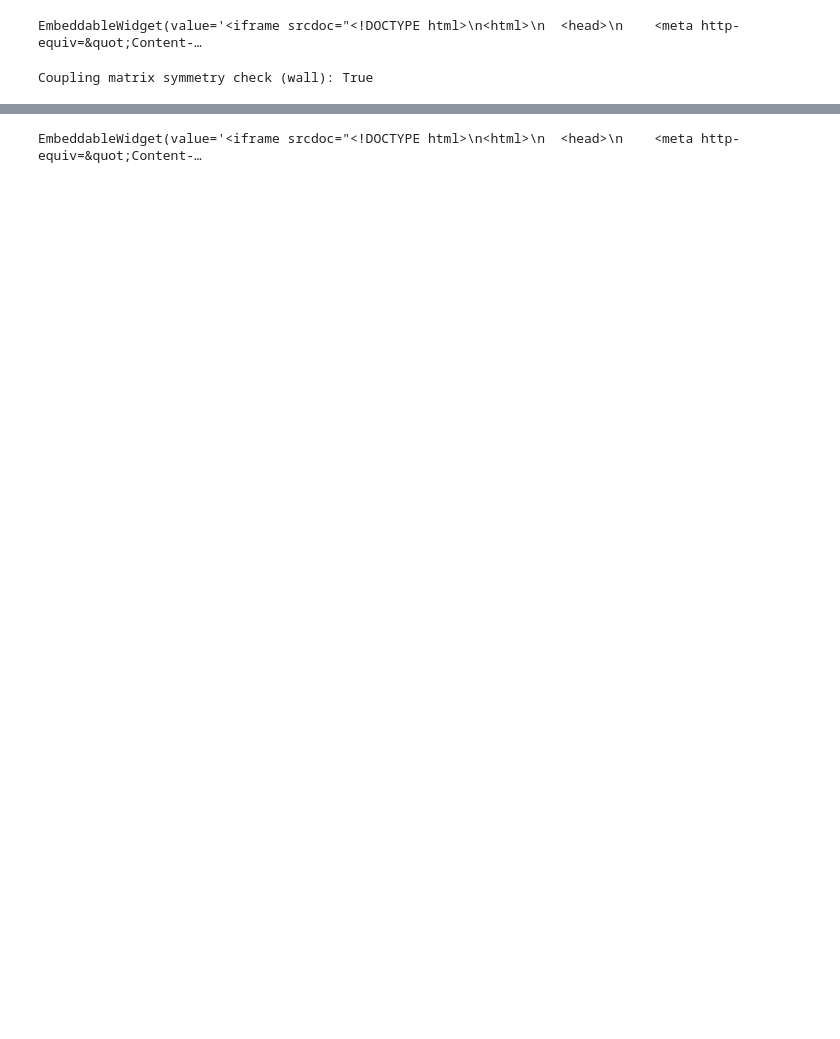
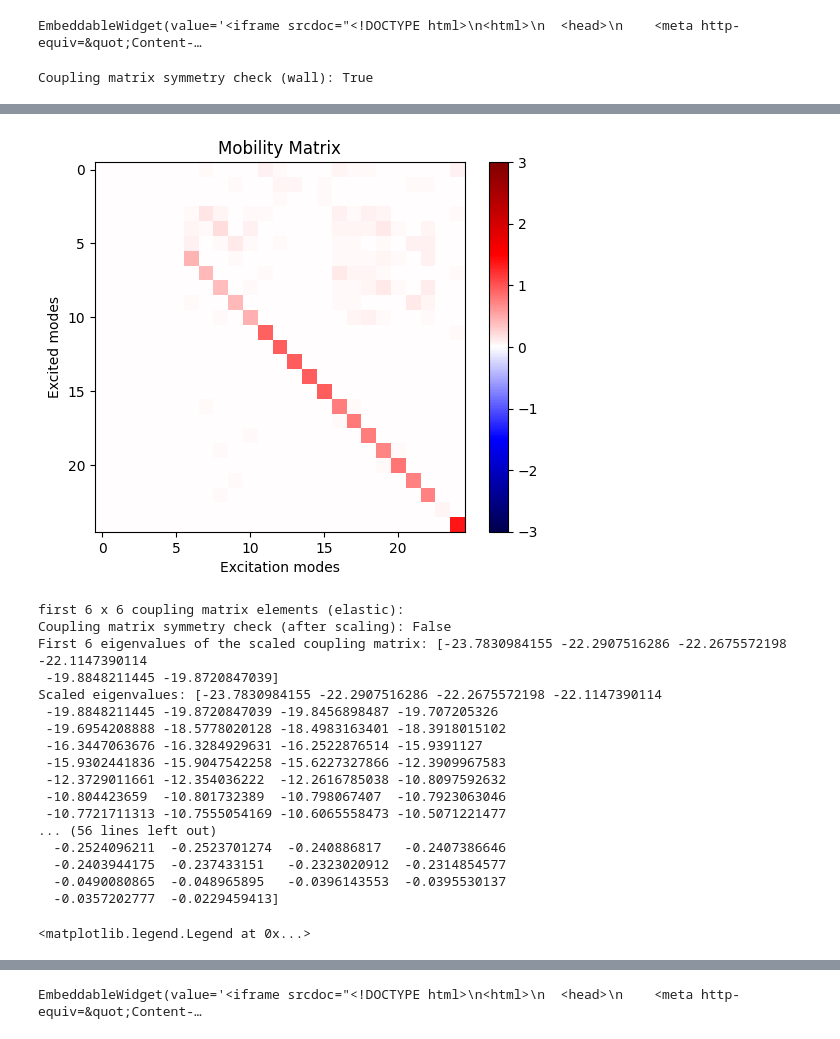
Before and after one commit to JJkrokoder/hydrodynamic_int, a Jupyter notebook: examples/icosphere_diag/oscilation_modes_deco.ipynb, the cells around one changed output, grey strips where cells are left out. Saved outputs shown, nothing was run; the diff lists cells and outputs as text; code cells hidden in the pictures; blank space fills up the shorter version.

```diff
--- a/examples/icosphere_diag/oscilation_modes_deco.ipynb
+++ b/examples/icosphere_diag/oscilation_modes_deco.ipynb
@@ -6,7 +6,7 @@ import libMobility as lm
 import pyvista as pv
 pv.set_jupyter_backend('html')
 # %%
-num_particles = 100
+num_particles = 80
 
 radius = 5.0
 
@@ -217,12 +223,5 @@ modes[:, 3:6] = coupled_modes
 # %% [output]
 Coupling matrix symmetry check (wall): True
-# %%
-
-
-solver = create_solver("NBodywall", np.min(icosphere.positions[:, 2]) - 100.01)
-solver = create_solver("SelfMobility")
-solver.setPositions(positions)
-coupling_matrix = construct_coupling_matrix(modes, solver)
 # %%
 plot_coupling_matrix(np.abs(coupling_matrix), nummodes=25)
 
@@ -240,0 +240,49 @@ first 6 x 6 coupling matrix elements:
+# %%
+coupling_matrix_el, elastic_modes = construct_coupling_matrix(modes, solver, forces_method="elastic")
+plot_coupling_matrix(np.abs(coupling_matrix_el), nummodes=25)
+print("first 6 x 6 coupling matrix elements (elastic):")
+np.set_printoptions(precision=3, suppress=True)
+
+# diagonalize the coupling matrix
+coupling_eigenvalues, coupling_eigenvectors = np.linalg.eig(coupling_matrix_el)
+
+scaled_matrix = coupling_matrix_el @ np.diag(eigenvalues)
+
+symmetry_check = np.allclose(scaled_matrix, scaled_matrix.T, atol=1e-5)
+print("Coupling matrix symmetry check (after scaling):", symmetry_check)
+
+
+scaled_eigenvalues, scaled_eigenvectors = np.linalg.eig(scaled_matrix[6:, 6:])
+scaled_eigenvalues = np.sort(scaled_eigenvalues)
+
+np.set_printoptions(precision=10, suppress=True)
+print("First 6 eigenvalues of the scaled coupling matrix:", scaled_eigenvalues[:6])
+
+print("Scaled eigenvalues:", scaled_eigenvalues)
+plt.figure()
+plt.plot(np.imag(scaled_eigenvalues), label='Imaginary Part')
+plt.plot(np.real(scaled_eigenvalues), label='Real Part')
+plt.title("Eigenvalues of Scaled Coupling Matrix")
+plt.xlabel("Mode Index")
+plt.ylabel("Eigenvalue")
+plt.legend()
+# %% [output]
+[figure, added]
+first 6 x 6 coupling matrix elements (elastic):
+Coupling matrix symmetry check (after scaling): False
+First 6 eigenvalues of the scaled coupling matrix: [-23.7830984155 -22.2907516286 -22.2675572198 -22.1147390114
+ -19.8848211445 -19.8720847039]
+Scaled eigenvalues: [-23.7830984155 -22.2907516286 -22.2675572198 -22.1147390114
+ -19.8848211445 -19.8720847039 -19.8456898487 -19.707205326
+ -19.6954208888 -18.5778020128 -18.4983163401 -18.3918015102
+ -16.3447063676 -16.3284929631 -16.2522876514 -15.9391127
+ -15.9302441836 -15.9047542258 -15.6227327866 -12.3909967583
+ -12.3729011661 -12.354036222  -12.2616785038 -10.8097592632
+ -10.804423659  -10.801732389  -10.798067407  -10.7923063046
+ -10.7721711313 -10.7555054169 -10.6065558473 -10.5071221477
+... (56 lines left out)
+  -0.2524096211  -0.2523701274  -0.240886817   -0.2407386646
+  -0.2403944175  -0.237433151   -0.2323020912  -0.2314854577
+  -0.0490080865  -0.048965895   -0.0396143553  -0.0395530137
+  -0.0357202777  -0.0229459413]
+<matplotlib.legend.Legend at 0x...>
```
Also changed, not shown: parts of 9 cells of this notebook.
